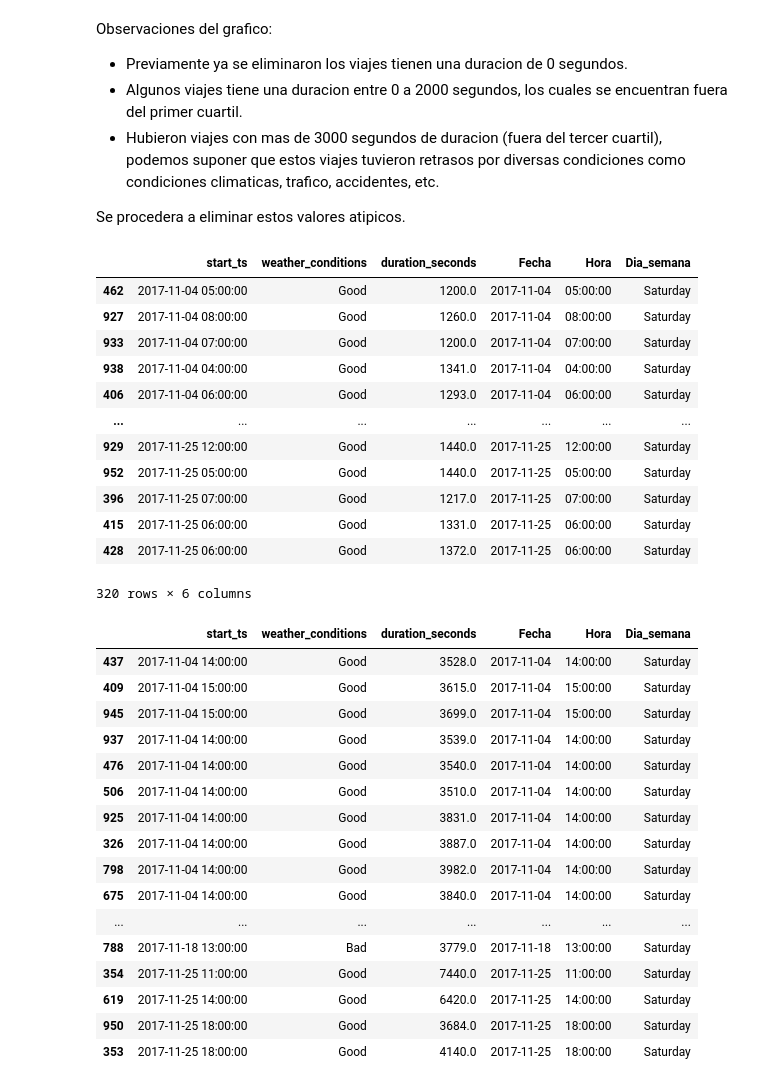
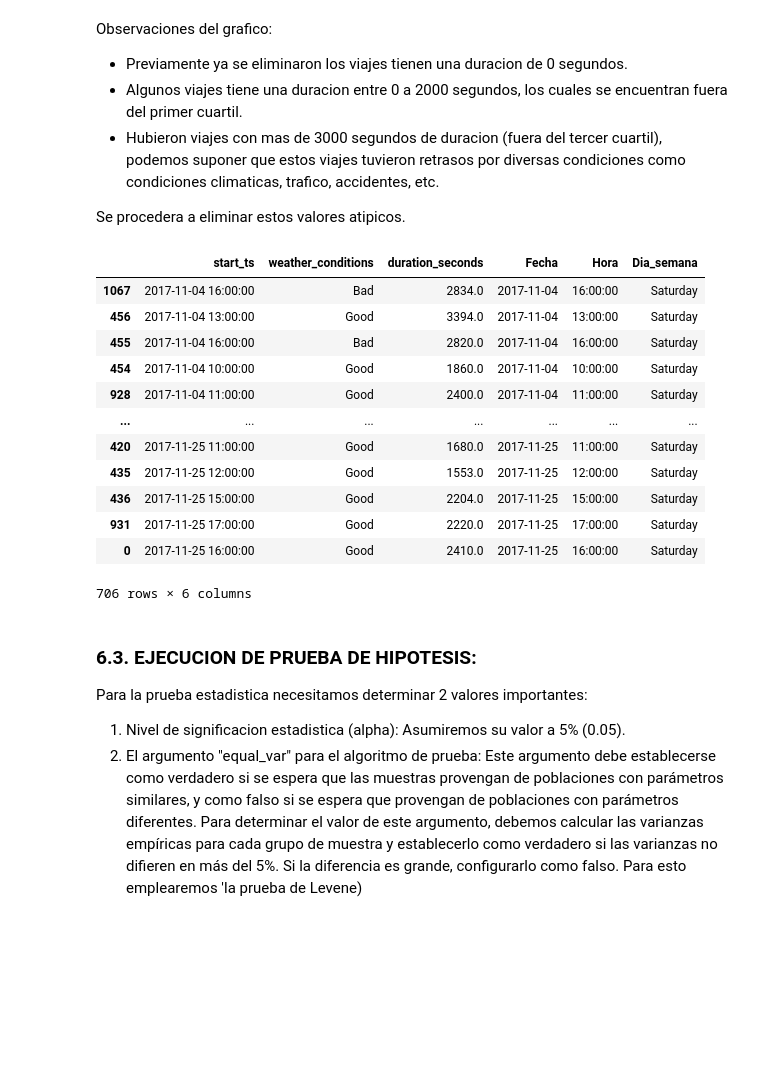
Before and after one commit to glouigi/PROYECTO-SPRINT-8, a Jupyter notebook: SPRINT 8 - RECOPILACION Y ALMACENAMIENTO DE DATOS.ipynb, the cells around one changed output. Saved outputs shown, nothing was run; the diff lists cells and outputs as text; code cells hidden in the pictures; blank space fills up the shorter version.

```diff
--- a/SPRINT 8 - RECOPILACION Y ALMACENAMIENTO DE DATOS.ipynb
+++ b/SPRINT 8 - RECOPILACION Y ALMACENAMIENTO DE DATOS.ipynb
@@ -377,46 +377,28 @@ Observaciones del grafico:
 - Hubieron viajes con mas de 3000 segundos de duracion (fuera del tercer cuartil), podemos suponer que estos viajes tuvieron retrasos por diversas condiciones como condiciones climaticas, trafico, accidentes, etc.
 
 Se procedera a eliminar estos valores atipicos.
-# %%
-# Filtramos valores atipicos:
-extremo_inferior = sql_result_07.query('duration_seconds < 1500')
-
-extremo_superior = sql_result_07.query('duration_seconds > 3500')
-
-# Eliminamos los datos atipicos
-outlier_list = list(outliers_short.index) + list(outliers_long.index)
-print(outlier_list)
-
-result_07_typ = result_07.drop(outlier_list)
-result_07_typ.info()
-# %% [output]
-|  | start_ts | weather_conditions | duration_seconds | Fecha | Hora | Dia_semana |
-| 462 | 2017-11-04 05:00:00 | Good | 1200.0 | 2017-11-04 | 05:00:00 | Saturday |
-| 927 | 2017-11-04 08:00:00 | Good | 1260.0 | 2017-11-04 | 08:00:00 | Saturday |
-| 933 | 2017-11-04 07:00:00 | Good | 1200.0 | 2017-11-04 | 07:00:00 | Saturday |
-| 938 | 2017-11-04 04:00:00 | Good | 1341.0 | 2017-11-04 | 04:00:00 | Saturday |
-| 406 | 2017-11-04 06:00:00 | Good | 1293.0 | 2017-11-04 | 06:00:00 | Saturday |
-| ... | ... | ... | ... | ... | ... | ... |
-| 929 | 2017-11-25 12:00:00 | Good | 1440.0 | 2017-11-25 | 12:00:00 | Saturday |
-| 952 | 2017-11-25 05:00:00 | Good | 1440.0 | 2017-11-25 | 05:00:00 | Saturday |
-| 396 | 2017-11-25 07:00:00 | Good | 1217.0 | 2017-11-25 | 07:00:00 | Saturday |
-| 415 | 2017-11-25 06:00:00 | Good | 1331.0 | 2017-11-25 | 06:00:00 | Saturday |
-| 428 | 2017-11-25 06:00:00 | Good | 1372.0 | 2017-11-25 | 06:00:00 | Saturday |
-320 rows × 6 columns
-|  | start_ts | weather_conditions | duration_seconds | Fecha | Hora | Dia_semana |
-| 437 | 2017-11-04 14:00:00 | Good | 3528.0 | 2017-11-04 | 14:00:00 | Saturday |
-| 409 | 2017-11-04 15:00:00 | Good | 3615.0 | 2017-11-04 | 15:00:00 | Saturday |
-| 945 | 2017-11-04 15:00:00 | Good | 3699.0 | 2017-11-04 | 15:00:00 | Saturday |
-| 937 | 2017-11-04 14:00:00 | Good | 3539.0 | 2017-11-04 | 14:00:00 | Saturday |
-| 476 | 2017-11-04 14:00:00 | Good | 3540.0 | 2017-11-04 | 14:00:00 | Saturday |
-| 506 | 2017-11-04 14:00:00 | Good | 3510.0 | 2017-11-04 | 14:00:00 | Saturday |
-| 925 | 2017-11-04 14:00:00 | Good | 3831.0 | 2017-11-04 | 14:00:00 | Saturday |
-| 326 | 2017-11-04 14:00:00 | Good | 3887.0 | 2017-11-04 | 14:00:00 | Saturday |
-| 798 | 2017-11-04 14:00:00 | Good | 3982.0 | 2017-11-04 | 14:00:00 | Saturday |
-| 675 | 2017-11-04 14:00:00 | Good | 3840.0 | 2017-11-04 | 14:00:00 | Saturday |
-| ... | ... | ... | ... | ... | ... | ... |
-| 788 | 2017-11-18 13:00:00 | Bad | 3779.0 | 2017-11-18 | 13:00:00 | Saturday |
-| 354 | 2017-11-25 11:00:00 | Good | 7440.0 | 2017-11-25 | 11:00:00 | Saturday |
-| 619 | 2017-11-25 14:00:00 | Good | 6420.0 | 2017-11-25 | 14:00:00 | Saturday |
-| 950 | 2017-11-25 18:00:00 | Good | 3684.0 | 2017-11-25 | 18:00:00 | Saturday |
-| 353 | 2017-11-25 18:00:00 | Good | 4140.0 | 2017-11-25 | 18:00:00 | Saturday |
+# %%
+# Filtramos y Eliminamos los datos atipicos
+result_07 = sql_result_07[(sql_result_07['duration_seconds'] > 1499)\
+    & (sql_result_07['duration_seconds'] < 3501)]
+result_07
+# %% [output]
+|  | start_ts | weather_conditions | duration_seconds | Fecha | Hora | Dia_semana |
+| 1067 | 2017-11-04 16:00:00 | Bad | 2834.0 | 2017-11-04 | 16:00:00 | Saturday |
+| 456 | 2017-11-04 13:00:00 | Good | 3394.0 | 2017-11-04 | 13:00:00 | Saturday |
+| 455 | 2017-11-04 16:00:00 | Bad | 2820.0 | 2017-11-04 | 16:00:00 | Saturday |
+| 454 | 2017-11-04 10:00:00 | Good | 1860.0 | 2017-11-04 | 10:00:00 | Saturday |
+| 928 | 2017-11-04 11:00:00 | Good | 2400.0 | 2017-11-04 | 11:00:00 | Saturday |
+| ... | ... | ... | ... | ... | ... | ... |
+| 420 | 2017-11-25 11:00:00 | Good | 1680.0 | 2017-11-25 | 11:00:00 | Saturday |
+| 435 | 2017-11-25 12:00:00 | Good | 1553.0 | 2017-11-25 | 12:00:00 | Saturday |
+| 436 | 2017-11-25 15:00:00 | Good | 2204.0 | 2017-11-25 | 15:00:00 | Saturday |
+| 931 | 2017-11-25 17:00:00 | Good | 2220.0 | 2017-11-25 | 17:00:00 | Saturday |
+| 0 | 2017-11-25 16:00:00 | Good | 2410.0 | 2017-11-25 | 16:00:00 | Saturday |
+706 rows × 6 columns
+# %% [markdown]
+### 6.3. EJECUCION DE PRUEBA DE HIPOTESIS:
+
+Para la prueba estadistica necesitamos determinar 2 valores importantes:
+1. Nivel de significacion estadistica (alpha): Asumiremos su valor a 5% (0.05).
+2. El argumento "equal_var" para el algoritmo de prueba:  Este argumento debe establecerse como verdadero si se espera que las muestras provengan de poblaciones con parámetros similares, y como falso si se espera que provengan de poblaciones con parámetros diferentes. Para determinar el valor de este argumento, debemos calcular las varianzas empíricas para cada grupo de muestra y establecerlo como verdadero si las varianzas no difieren en más del 5%. Si la diferencia es grande, configurarlo como falso. Para esto emplearemos 'la prueba de Levene)
```
Also changed, not shown: parts of 31 cells of this notebook.
